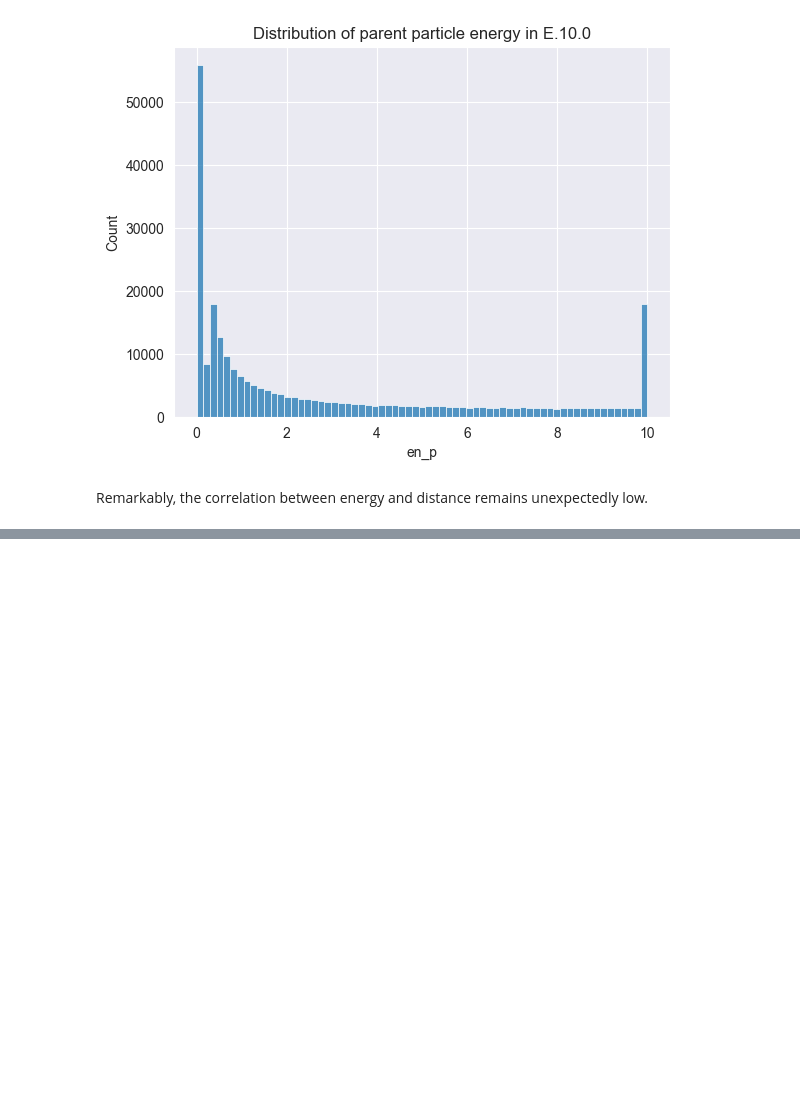
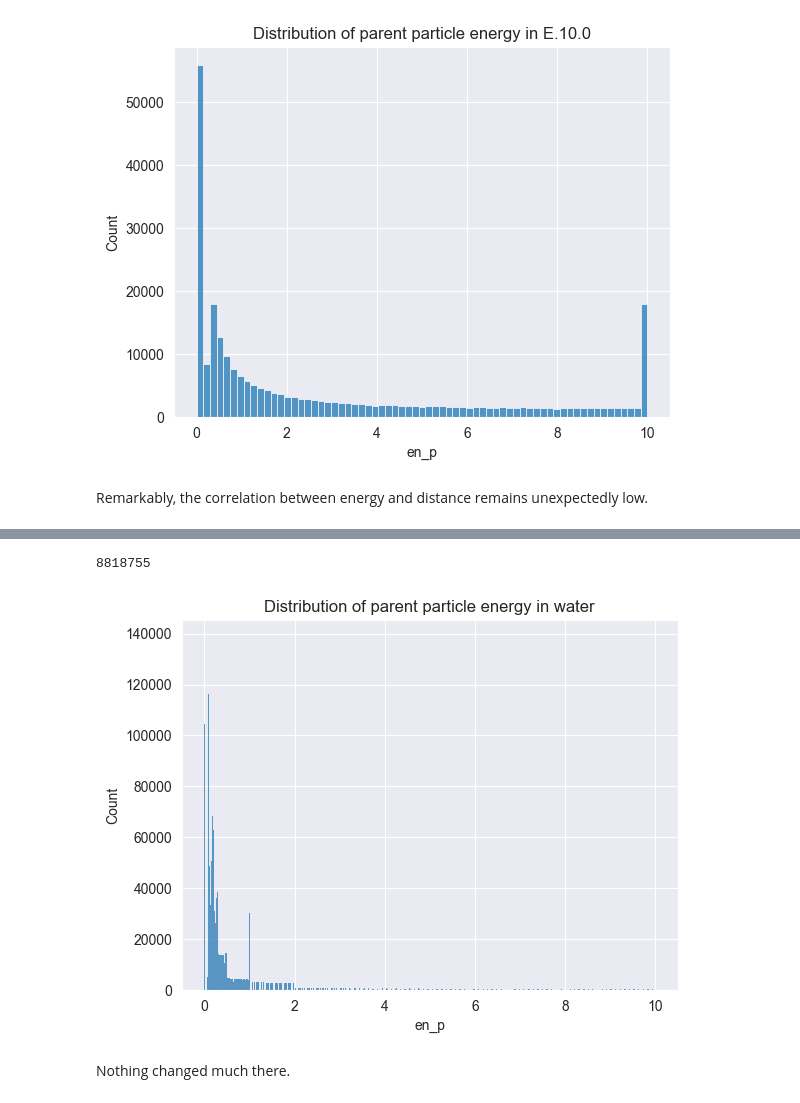
Before and after one commit to Dicedead/CS433project, a Jupyter notebook: project2/src/analysis.ipynb, the cells around one changed output, grey strips where cells are left out. Cells and saved outputs as stored; diff of their text form; code cells hidden in the pictures; blank space fills up the shorter version.

Commit message:
more data analysis stuff

```diff
--- a/project2/src/analysis.ipynb
+++ b/project2/src/analysis.ipynb
@@ -173,5 +173,5 @@ sns.histplot(lung_df[lung_df['emission'] == 0]['cos_p'], bins=400).set(title="Di
 Let's look at one specific part of the data we have for lungs and check if similar phenomena occur.
 # %%
 %%time
-lung_df = jsontodf("../json_data/json_lung/compressed_E_10.0.json")
+lung_df_e_10 = jsontodf("../json_data/json_lung/compressed_E_10.0.json")
 # %% [output]
@@ -195,0 +219,10 @@ SpearmanrResult(correlation=0.05868253072663183, pvalue=0.0)
+# %%
+len(water_df)
+# %% [output]
+8818755
+# %%
+sns.histplot(lung_df["en_p"]).set(title="Distribution of parent particle energy in water");
+# %% [output]
+[figure, added]
+# %% [markdown]
+Nothing changed much there.
```
Also changed, not shown: parts of 34 cells of this notebook, 1 other file.
